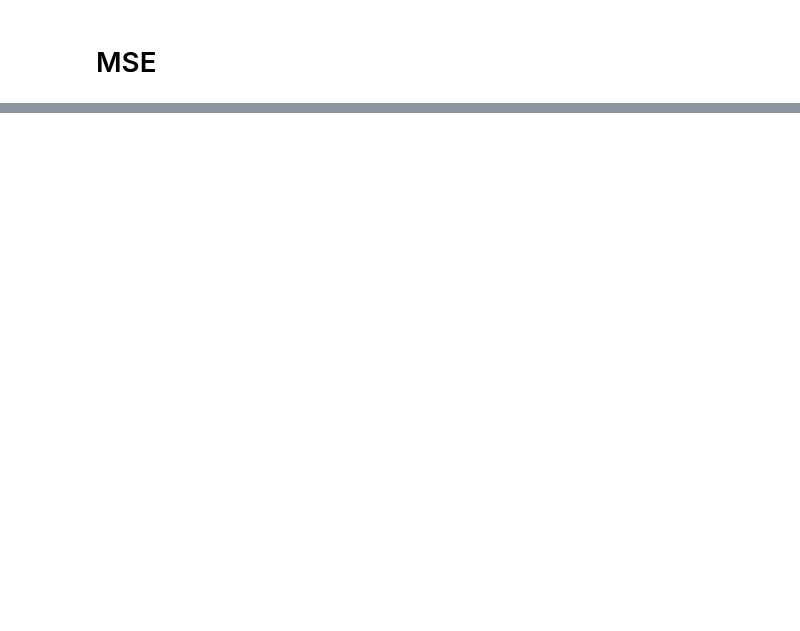
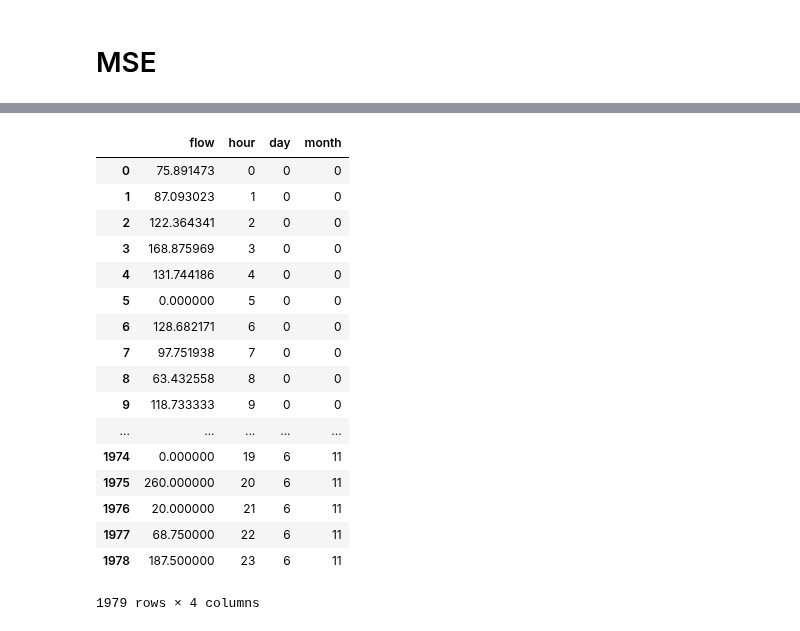
Before and after one commit to rogertian0707/jbg060, a Jupyter notebook: code/Error Visualizations.ipynb, the cells around one changed output, grey strips where cells are left out. Drawn from its saved outputs; the diff is of its cells as text; code cells hidden in the pictures; blank space fills up the shorter version.

```diff
--- a/code/Error Visualizations.ipynb
+++ b/code/Error Visualizations.ipynb
@@ -242,0 +245,21 @@ Text(0.5,0,'Date')
+# %%
+df
+# %% [output]
+|  | flow | hour | day | month |
+| 0 | 75.891473 | 0 | 0 | 0 |
+| 1 | 87.093023 | 1 | 0 | 0 |
+| 2 | 122.364341 | 2 | 0 | 0 |
+| 3 | 168.875969 | 3 | 0 | 0 |
+| 4 | 131.744186 | 4 | 0 | 0 |
+| 5 | 0.000000 | 5 | 0 | 0 |
+| 6 | 128.682171 | 6 | 0 | 0 |
+| 7 | 97.751938 | 7 | 0 | 0 |
+| 8 | 63.432558 | 8 | 0 | 0 |
+| 9 | 118.733333 | 9 | 0 | 0 |
+| ... | ... | ... | ... | ... |
+| 1974 | 0.000000 | 19 | 6 | 11 |
+| 1975 | 260.000000 | 20 | 6 | 11 |
+| 1976 | 20.000000 | 21 | 6 | 11 |
+| 1977 | 68.750000 | 22 | 6 | 11 |
+| 1978 | 187.500000 | 23 | 6 | 11 |
+1979 rows × 4 columns
```
Also changed, not shown: parts of 22 cells of this notebook, 8 other files.
